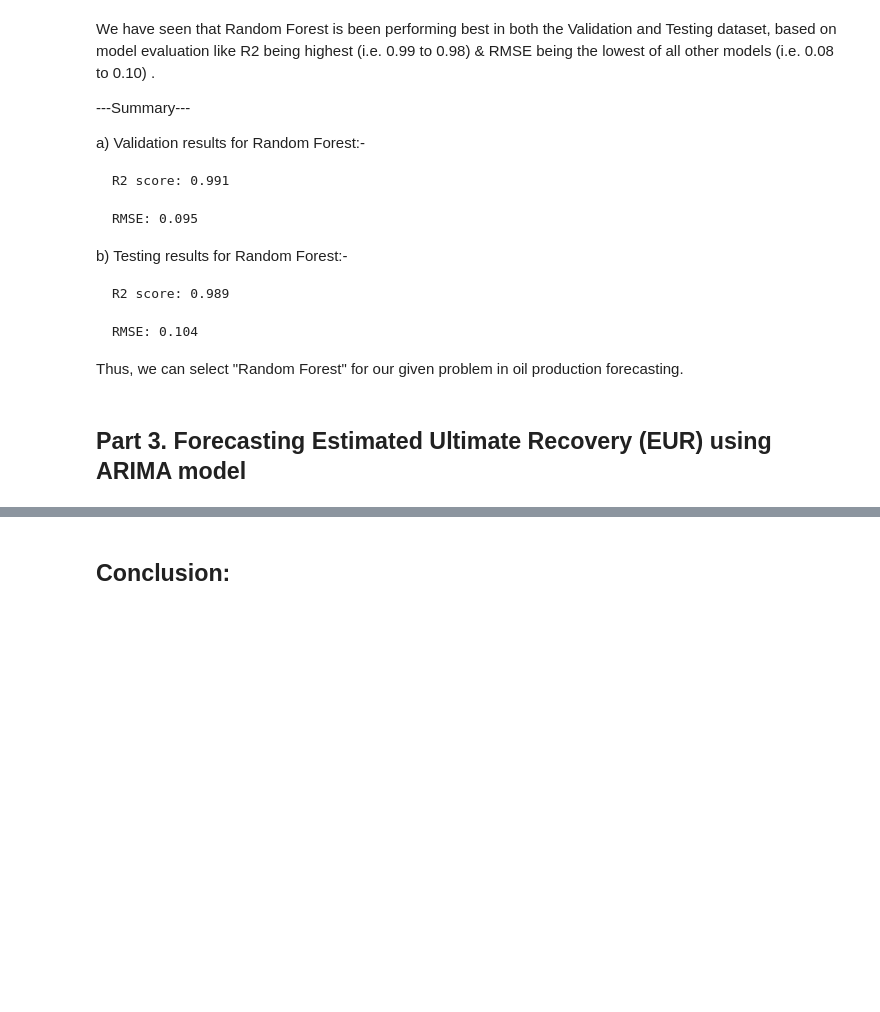
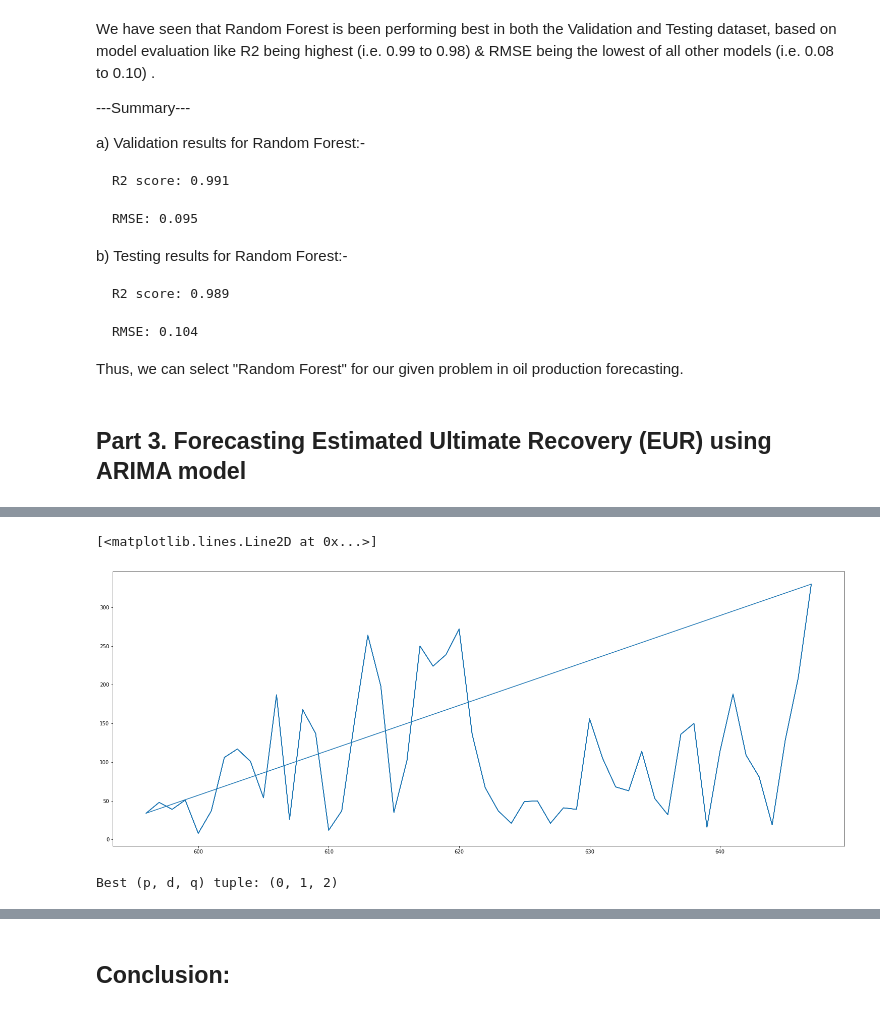
Before and after one commit to ManishRawat07/PETR6397-Final-Project-Oil-Production-Forecasting-using-Machine-Learning, a Jupyter notebook: Oil Production forecasting.ipynb, the cells around one changed output, grey strips where cells are left out. Saved outputs shown, nothing was run; the diff lists cells and outputs as text; code cells hidden in the pictures; blank space fills up the shorter version.

```diff
--- a/Oil Production forecasting.ipynb
+++ b/Oil Production forecasting.ipynb
@@ -676,0 +800,41 @@ Thus, we can select "Random Forest" for our given problem in oil production fore
+# %%
+monthly_gas_2 = df6['Monthly Gas']
+plt.figure(figsize=(26,10))
+plt.plot(monthly_gas_2)
+# %% [output]
+[<matplotlib.lines.Line2D at 0x...>]
+[figure, added]
+# %%
+# define the range for p, d, and q
+p = range(0, 3)
+d = range(0, 2)
+q = range(0, 3)
+
+# create a list of all possible (p, d, q) tuples
+pdq = list(product(p, d, q))
+
+# evaluate ARIMA model with each (p, d, q) tuple
+results = []
+for param in pdq:
+    try:
+        model_arima = ARIMA(monthly_gas_2, order=param)
+        model_arima_fit = model_arima.fit()
+        results.append((param, model_arima_fit.aic))
+    except:
+        continue
+
+# find the (p, d, q) tuple with the lowest AIC value
+best_pdq = min(results, key=lambda x: x[1])[0]
+
+# fit ARIMA model with the best (p, d, q) tuple
+model_arima = ARIMA(monthly_gas_2, order=best_pdq)
+model_arima_fit = model_arima.fit()
+
+# make ARIMA forecast
+arima_forecast = model_arima_fit.forecast(steps=1)
+
+# print forecasts and best (p, d, q) tuple
+print("Best (p, d, q) tuple:", best_pdq)
+# print("ARIMA Forecast:", arima_forecast[0])
+# %% [output]
+Best (p, d, q) tuple: (0, 1, 2)
```
Also changed, not shown: parts of 39 cells of this notebook, 1 other file.
